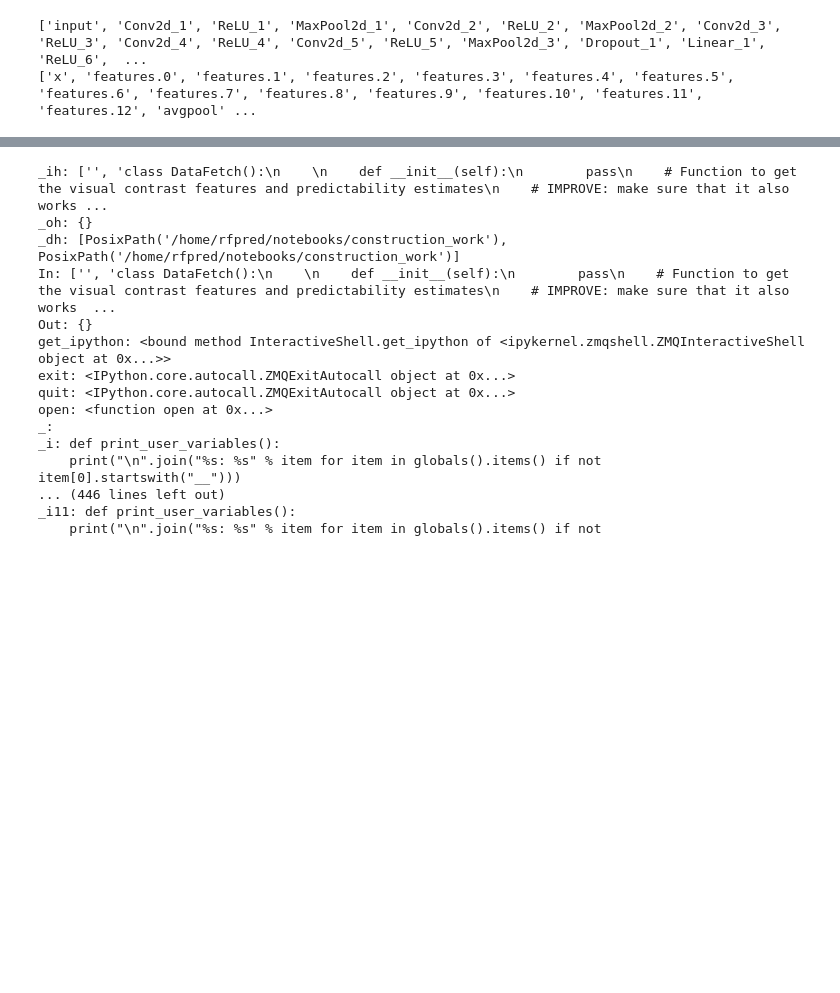
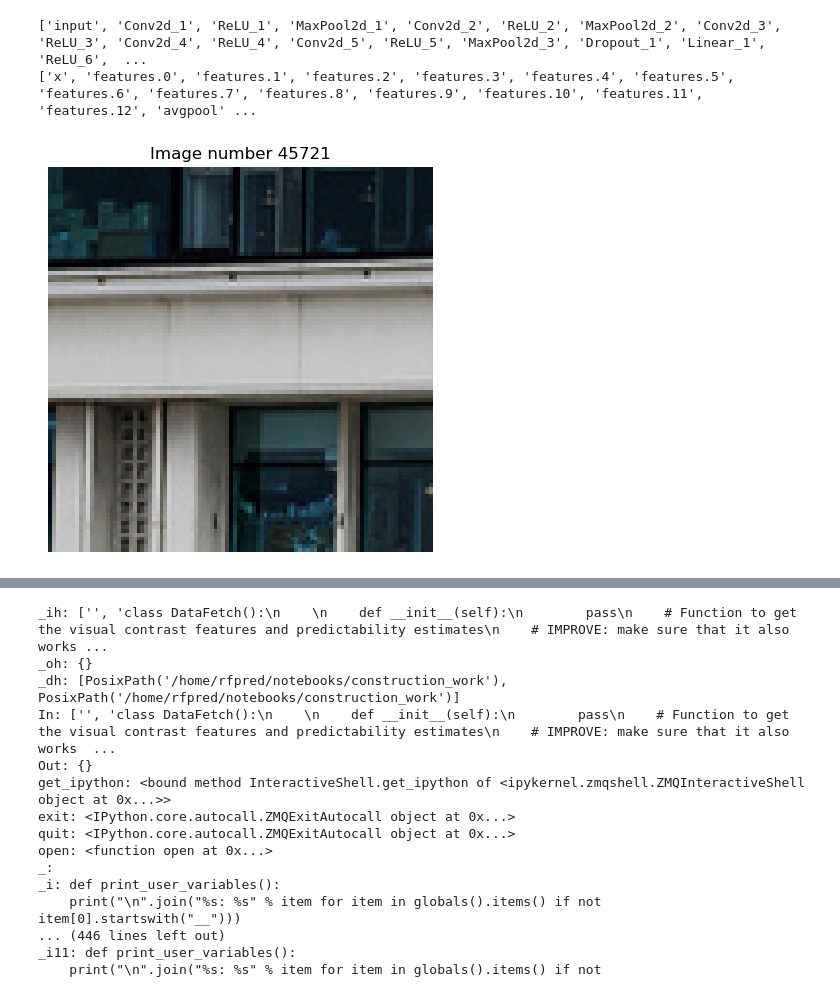
Before and after one commit to WiegerScheurer/spatpred, a Jupyter notebook: notebooks/construction_work/NSPbuild.ipynb, the cells around one changed output, grey strips where cells are left out. Saved outputs shown, nothing was run; the diff lists cells and outputs as text; code cells hidden in the pictures; blank space fills up the shorter version.

```diff
--- a/notebooks/construction_work/NSPbuild.ipynb
+++ b/notebooks/construction_work/NSPbuild.ipynb
@@ -792,6 +1009,10 @@ img_ids, dataset, pca, feature, lay, layname = NSP.stimuli.extract_features(subj
 # %% [output]
 ['input', 'Conv2d_1', 'ReLU_1', 'MaxPool2d_1', 'Conv2d_2', 'ReLU_2', 'MaxPool2d_2', 'Conv2d_3', 'ReLU_3', 'Conv2d_4', 'ReLU_4', 'Conv2d_5', 'ReLU_5', 'MaxPool2d_3', 'Dropout_1', 'Linear_1', 'ReLU_6',  ...
 ['x', 'features.0', 'features.1', 'features.2', 'features.3', 'features.4', 'features.5', 'features.6', 'features.7', 'features.8', 'features.9', 'features.10', 'features.11', 'features.12', 'avgpool' ...
+# %%
+_ = NSP.stimuli.show_stim(img_no=img_ids[0], small=True, crop=True)
+# %% [output]
+[figure, added]
 # %%
 # Plot the feature maps
 print(layname)
```
Also changed, not shown: parts of 17 cells of this notebook, 2 other files.
